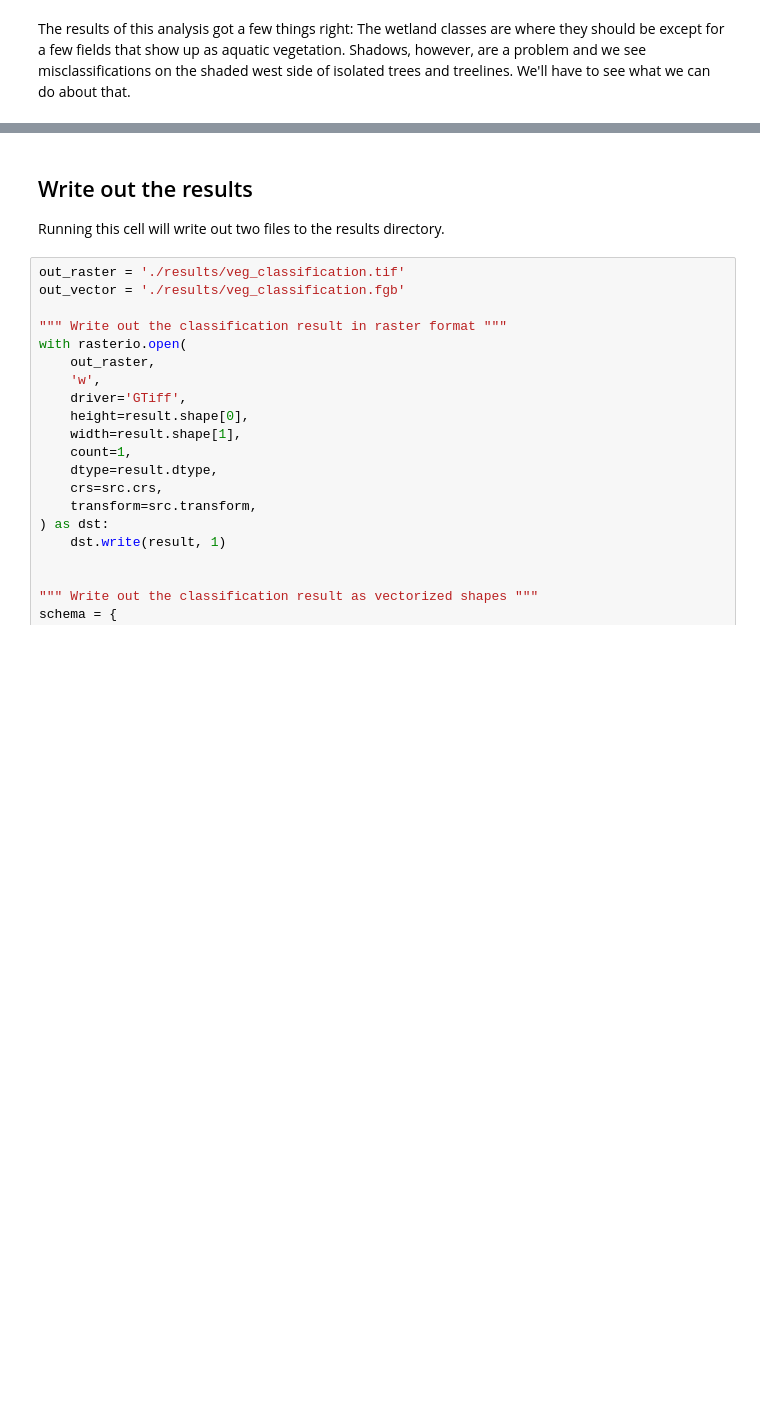
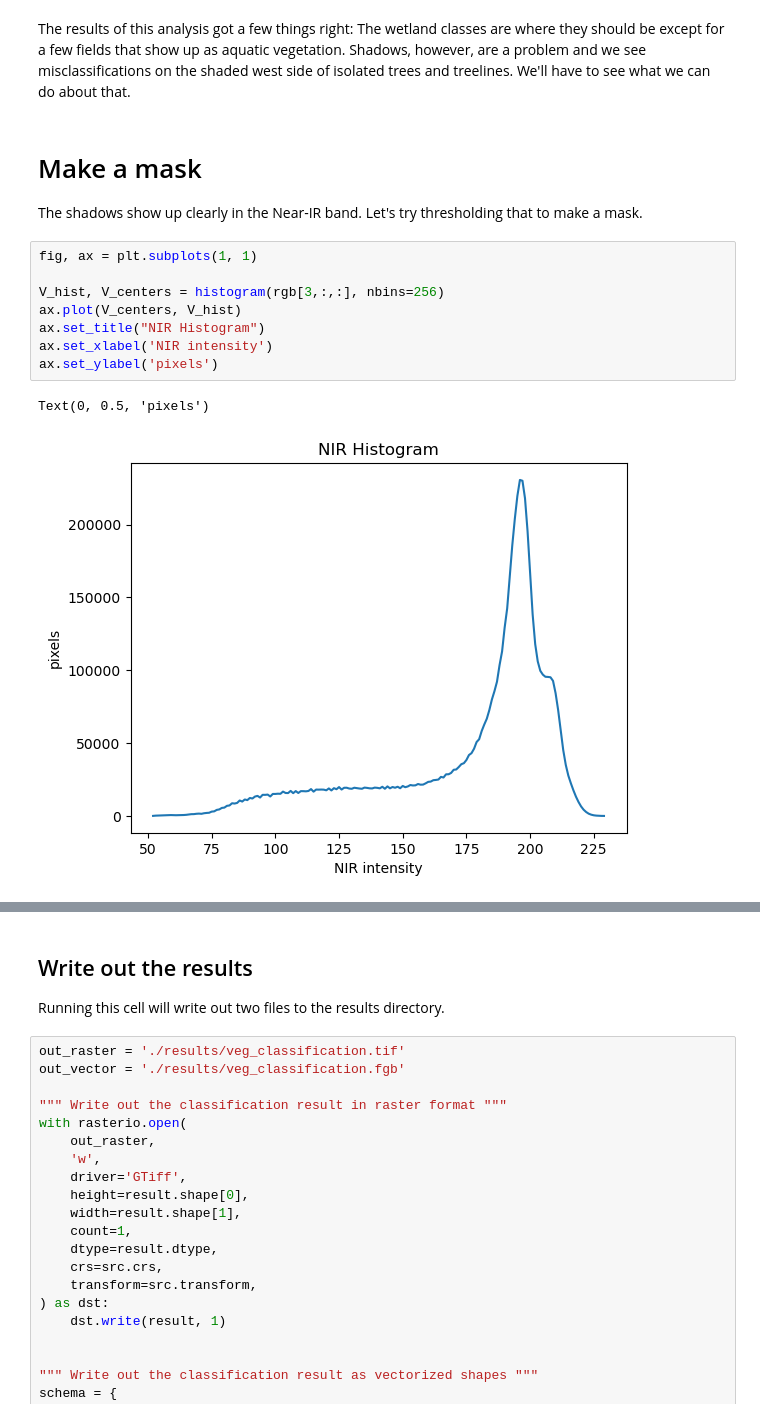
Before and after one commit to mrahnis/nb-vegetation, a Jupyter notebook: Veggie-Forest.ipynb, the cells around one changed output, grey strips where cells are left out. Saved outputs shown, nothing was run; the diff lists cells and outputs as text; blank space fills up the shorter version.

Commit message:
Explore masked shade/sun pixel histograms

```diff
--- a/Veggie-Forest.ipynb
+++ b/Veggie-Forest.ipynb
@@ -139,2 +138,17 @@ plt.show()
 # %% [markdown]
 The results of this analysis got a few things right: The wetland classes are where they should be except for a few fields that show up as aquatic vegetation. Shadows, however, are a problem and we see misclassifications on the shaded west side of isolated trees and treelines. We'll have to see what we can do about that.
+# %% [markdown]
+# Make a mask
+
+The shadows show up clearly in the Near-IR band. Let's try thresholding that to make a mask.
+# %%
+fig, ax = plt.subplots(1, 1)
+
+V_hist, V_centers = histogram(rgb[3,:,:], nbins=256)
+ax.plot(V_centers, V_hist)
+ax.set_title("NIR Histogram")
+ax.set_xlabel('NIR intensity')
+ax.set_ylabel('pixels')
+# %% [output]
+Text(0, 0.5, 'pixels')
+[figure, added]
```
Also changed, not shown: parts of 6 cells of this notebook.
